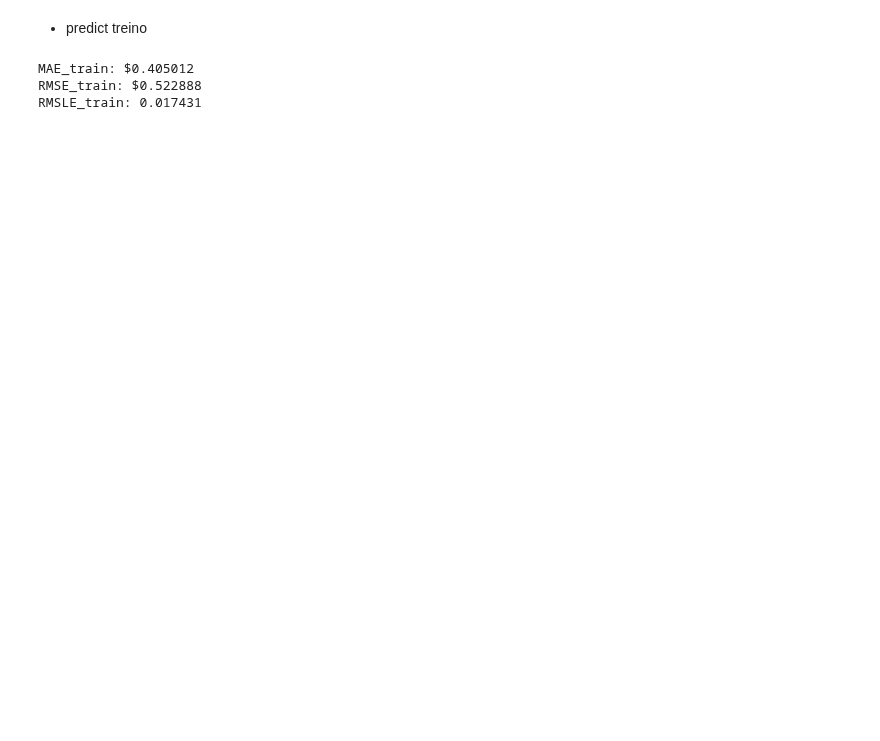
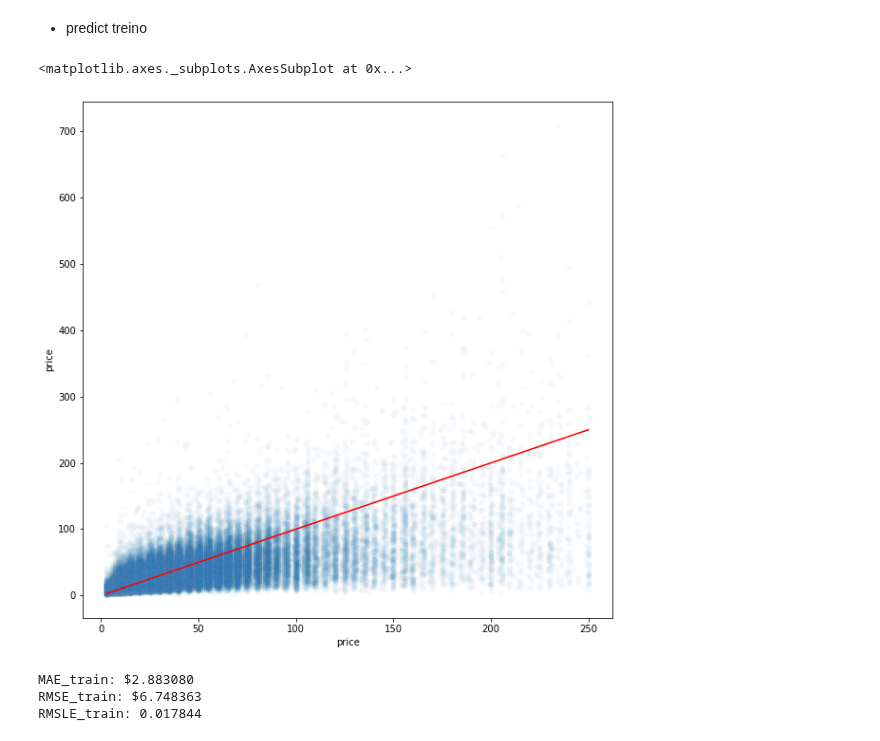
Before and after one commit to anachavesv8/Bootcamp_Blue, a Jupyter notebook: Mercari Price Suggestion Challenge/Modelo/modelo_ver00.ipynb, the cells around one changed output. Saved outputs shown, nothing was run; the diff lists cells and outputs as text; code cells hidden in the pictures; blank space fills up the shorter version.

```diff
--- a/Mercari Price Suggestion Challenge/Modelo/modelo_ver00.ipynb
+++ b/Mercari Price Suggestion Challenge/Modelo/modelo_ver00.ipynb
@@ -173,7 +172,7 @@ ohe_val
 x_train = hstack([
                  (vec_train),
                  (ohe_train)
-                            ])
+                            ], format='csr')
 x_train
 # %% [output]
 <1062384x50985 sparse matrix of type '<class 'numpy.float64'>'
@@ -181,8 +180,8 @@ x_train
 # %%
 x_val = hstack([
                  (vec_val),
-                 (ohe_val),
-                             ])
+                 (ohe_val)
+                             ], format='csr')
 x_val
 # %% [output]
 <265596x50985 sparse matrix of type '<class 'numpy.float64'>'
@@ -197,0 +191,10 @@ model = lgb.fit(x_train, ytrain)
+# %%
+input = Input(shape=(x_train.shape[-1]), sparse=True, name='sparse')
+dense3 = Dense(1024, activation="relu") (input)
+dense4 = Dense(512, activation="relu") (dense3)
+dense5 = Dense(256, activation="relu") (dense4)
+out = Dense(1) (dense5)
+
+model = Model(inputs = input, outputs = out)
+
+model.summary()
@@ -197,0 +221,3 @@ model = lgb.fit(x_train, ytrain)
+# %%
+model.compile(loss="mean_squared_error", metrics=['mean_squared_error', 'mean_squared_logarithmic_error', RootMeanSquaredError()], optimizer = 'Adam')
+history1 = model.fit(x_train, ytrain.values, batch_size=2048, epochs=10, verbose=True)
@@ -218,10 +268,21 @@ RMSLE: 0.274586
 # %% [markdown]
 - predict treino
+# %%
+import matplotlib.pyplot as plt
+import seaborn as sns
+
+plt.figure(figsize=(10,10))
+sns.scatterplot(x=yval, y=[i[0] for i in ypredict.tolist()], alpha=0.03)
+
+sns.lineplot(x=yval, y=yval, color='red')
+# %% [output]
+<matplotlib.axes._subplots.AxesSubplot at 0x...>
+[figure, added]
 # %%
-print('MAE_train: $%2f' % mean_absolute_error(ytrain,ypredict_train))
-print('RMSE_train: $%2f' % (mean_squared_error(ytrain,ypredict_train)**0.5))
-print('RMSLE_train: %2f' % mean_squared_log_error(ytrain,ypredict_train))
+print('MAE_train: $%2f' % mean_absolute_error(np.expm1(ytrain),np.expm1(ypredict_train)))
+print('RMSE_train: $%2f' % (mean_squared_error(np.expm1(ytrain),np.expm1(ypredict_train))**0.5))
+print('RMSLE_train: %2f' % mean_squared_log_error(np.expm1(ytrain),np.expm1(ypredict_train)))
 # %% [output]
-MAE_train: $0.405012
-RMSE_train: $0.522888
-RMSLE_train: 0.017431
+MAE_train: $2.883080
+RMSE_train: $6.748363
+RMSLE_train: 0.017844
```
Also changed, not shown: parts of 22 cells of this notebook.
